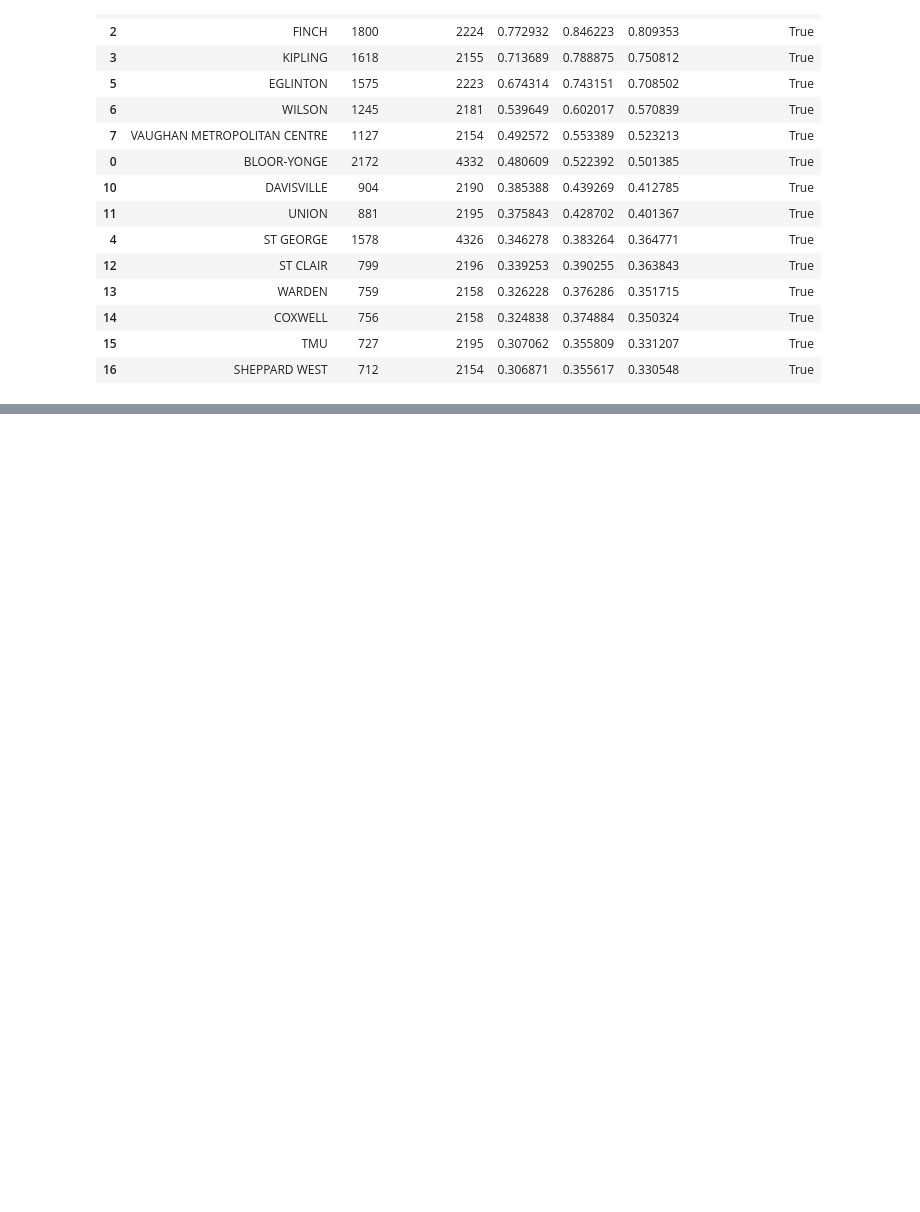
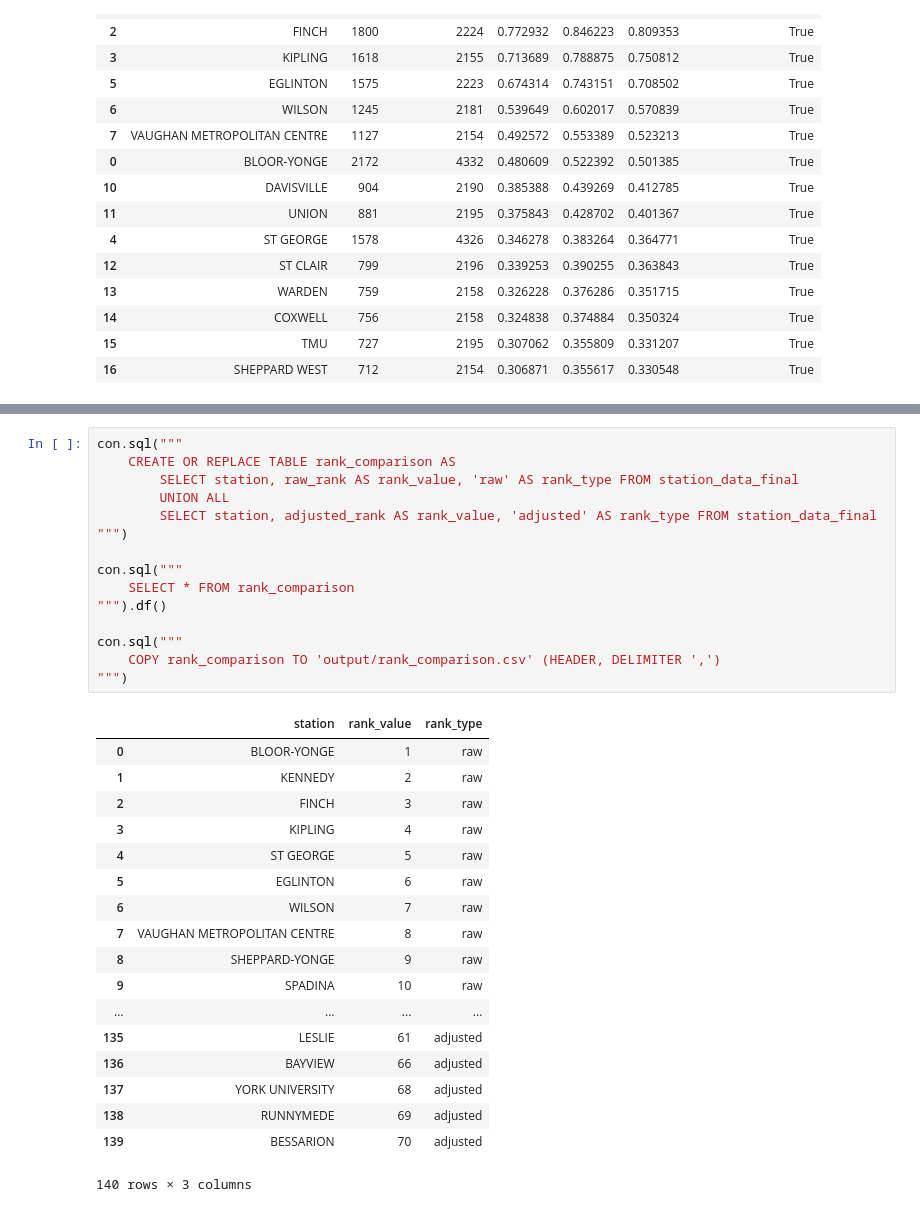
Before and after one commit to DevAwol/TTCdelay, a Jupyter notebook: explore.ipynb, the cells around one changed output, grey strips where cells are left out. Cells and saved outputs as stored; diff of their text form; blank space fills up the shorter version.

Commit message:
export rank_comparison in long format

```diff
--- a/explore.ipynb
+++ b/explore.ipynb
@@ -733,0 +742,34 @@ Did you mean "station_ci"?
+# %%
+con.sql("""
+    CREATE OR REPLACE TABLE rank_comparison AS
+        SELECT station, raw_rank AS rank_value, 'raw' AS rank_type FROM station_data_final
+        UNION ALL
+        SELECT station, adjusted_rank AS rank_value, 'adjusted' AS rank_type FROM station_data_final
+""")
+
+con.sql("""
+    SELECT * FROM rank_comparison
+""").df()
+
+con.sql("""
+    COPY rank_comparison TO 'output/rank_comparison.csv' (HEADER, DELIMITER ',')
+""")
+# %% [output]
+|  | station | rank_value | rank_type |
+| 0 | BLOOR-YONGE | 1 | raw |
+| 1 | KENNEDY | 2 | raw |
+| 2 | FINCH | 3 | raw |
+| 3 | KIPLING | 4 | raw |
+| 4 | ST GEORGE | 5 | raw |
+| 5 | EGLINTON | 6 | raw |
+| 6 | WILSON | 7 | raw |
+| 7 | VAUGHAN METROPOLITAN CENTRE | 8 | raw |
+| 8 | SHEPPARD-YONGE | 9 | raw |
+| 9 | SPADINA | 10 | raw |
+| ... | ... | ... | ... |
+| 135 | LESLIE | 61 | adjusted |
+| 136 | BAYVIEW | 66 | adjusted |
+| 137 | YORK UNIVERSITY | 68 | adjusted |
+| 138 | RUNNYMEDE | 69 | adjusted |
+| 139 | BESSARION | 70 | adjusted |
+140 rows × 3 columns
```
Also changed, not shown: parts of 2 cells of this notebook.
